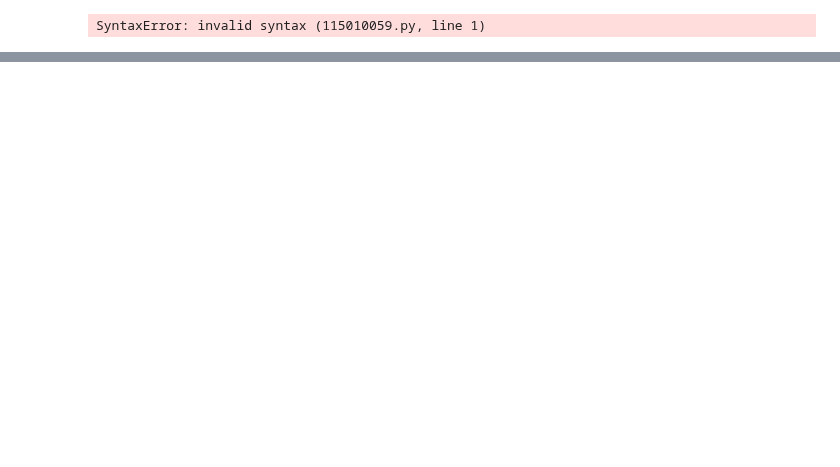
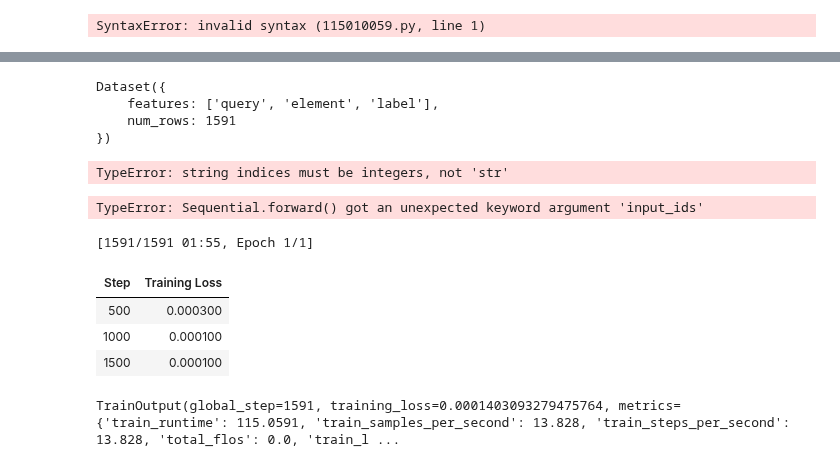
Before and after one commit to majidsh97/LLM, a Jupyter notebook: naiv_rag.ipynb, the cells around one changed output, grey strips where cells are left out. Cells and saved outputs as stored; diff of their text form; code cells hidden in the pictures; blank space fills up the shorter version.

```diff
--- a/naiv_rag.ipynb
+++ b/naiv_rag.ipynb
@@ -414,6 +550,23 @@ def mean_pooling(model_output, attention_mask):
     token_embeddings = model_output[0] #First element of model_output contains all token embeddings
     input_mask_expanded = attention_mask.unsqueeze(-1).expand(token_embeddings.size()).float()
     return torch.sum(token_embeddings * input_mask_expanded, 1) / torch.clamp(input_mask_expanded.sum(1), min=1e-9)
+# %%
+data.loc[:,'label']=1
+train_dataset = datasets.Dataset.from_pandas(data)
+train_dataset
+# %% [output]
+Dataset({
+    features: ['query', 'element', 'label'],
+    num_rows: 1591
+})
+# %%
+def batch_tok(example):
+    example['query']= embdeding_tokenizer(example['query'])
+    example['element']= embdeding_tokenizer(example['element'])
+
+train_dataset.map(batch_tok)
+# %% [output]
+TypeError: string indices must be integers, not 'str'
 # %%
 def batch_tok(example):
 
@@ -423,8 +576,8 @@ def batch_tok(example):
 
 LABEL_INDEX_TO_KEY = list(KEYWORDS.keys())
 
-query_token = embdeding_tokenizer(df_forms_1['query'].tolist(),padding=False,truncation=True,max_length=512)
-element_token = embdeding_tokenizer(df_forms_1['element'].tolist(),padding=False,truncation=True,max_length=512)
+query_token = embdeding_tokenizer(data['query'].tolist(),padding=False,truncation=True,max_length=512)
+element_token = embdeding_tokenizer(data['element'].tolist(),padding=False,truncation=True,max_length=512)
 classes_token = embdeding_tokenizer(LABEL_INDEX_TO_KEY,padding=True,truncation=True,max_length=512,return_tensors='pt')
 
 
@@ -464,7 +617,38 @@ with torch.no_grad():
     sim = torch.cosine_similarity(class_embdeding,query_embdeding)
     print(pd.DataFrame({'value':sim,'label':LABEL_INDEX_TO_KEY}).sort_values('value',ascending=False)[:5])
     print(LABEL_INDEX_TO_KEY[ sim.argmax() ], embdeding_tokenizer.decode(token_ids=x[0]))
-    print(df_forms_1['element'][i] )
+    print(data['element'][i] )
 
 
 #myheatmap(class_embdeding)
+# %% [output]
+TypeError: Sequential.forward() got an unexpected keyword argument 'input_ids'
+# %%
+embeding_model.tokenizer = embdeding_tokenizer
+embeding_model.tokenize = embdeding_tokenizer.tokenize
+
+from sentence_transformers import SentenceTransformerModelCardData
+from sentence_transformers.losses import CosineSimilarityLoss
+#embeding_model.model_card_data = SentenceTransformerModelCardData(train_datasets=train_dataset)
+# %%
+trainer  =  SentenceTransformerTrainer(model=embeding_model,
+                           train_dataset=train_dataset,
+                           tokenizer=embdeding_tokenizer,
+                           loss=CosineSimilarityLoss(embeding_model),
+                           args=SentenceTransformerTrainingArguments(
+                               output_dir=output_dir,
+                               num_train_epochs=1,
+                               per_device_train_batch_size=1
+                           )
+
+                           )
+
+
+trainer.train()
+# %% [output]
+[1591/1591 01:55, Epoch 1/1]
+| Step | Training Loss |
+| 500 | 0.000300 |
+| 1000 | 0.000100 |
+| 1500 | 0.000100 |
+TrainOutput(global_step=1591, training_loss=0.0001403093279475764, metrics={'train_runtime': 115.0591, 'train_samples_per_second': 13.828, 'train_steps_per_second': 13.828, 'total_flos': 0.0, 'train_l ...
```
Also changed, not shown: parts of 24 cells of this notebook, 2 other files.
